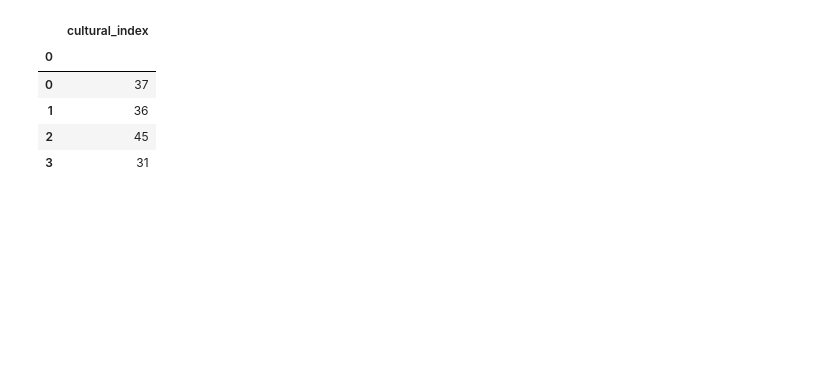
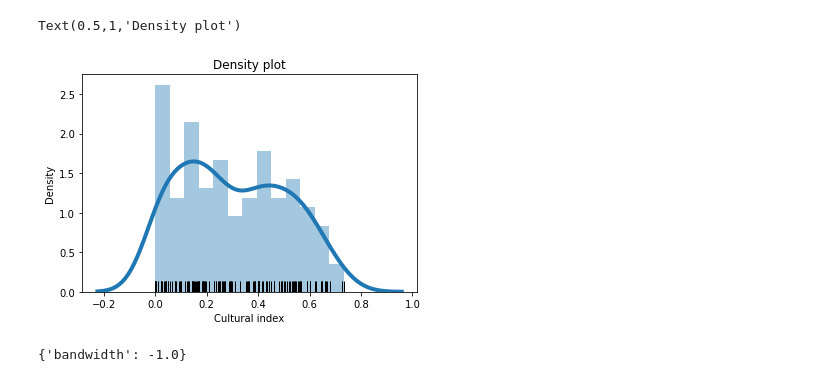
Before and after one commit to eponkratova/color-map-techniques, a Jupyter notebook: clustering.ipynb, the cells around one changed output. Cells and saved outputs as stored; diff of their text form; code cells hidden in the pictures; blank space fills up the shorter version.

Commit message:
Was working with kernel

```diff
--- a/clustering.ipynb
+++ b/clustering.ipynb
@@ -47,13 +67,21 @@ plt.show()
-# %%
-#Fitting kmeans to the dataset with k=4
-km = KMeans(n_clusters = 4, random_state = 0)
-y_means = km.fit_predict(x); y_means
-#Checking the # of observations in every class
-pd.DataFrame(index = x.index, data = y_means).join(x).groupby(0).count()
-# %% [output]
-|  | cultural_index |
-| 0 |  |
-| 0 | 37 |
-| 1 | 36 |
-| 2 | 45 |
-| 3 | 31 |
+# %%
+#Visualizing the data using a histogram and kernel density
+sns.distplot(x, hist = True, kde = True, bins = 13, rug = True,
+             kde_kws={'linewidth': 4},
+             rug_kws={'color': 'black'})
+plt.xlabel('Cultural index')
+plt.ylabel('Density')
+plt.title('Density plot')
+# %% [output]
+Text(0.5,1,'Density plot')
+[figure, added]
+# %%
+X = np.array(x.iloc[:,0].tolist()).reshape(-1, 1)
+#Finding the optimal bandwidth
+bandwidths = np.linspace( 1.75, 149)
+grid = GridSearchCV(KernelDensity(),
+                    {'bandwidth': bandwidths})
+grid.fit(x)
+print(grid.best_params_)
+# %% [output]
+{'bandwidth': -1.0}
```
Also changed, not shown: parts of 4 cells of this notebook.
